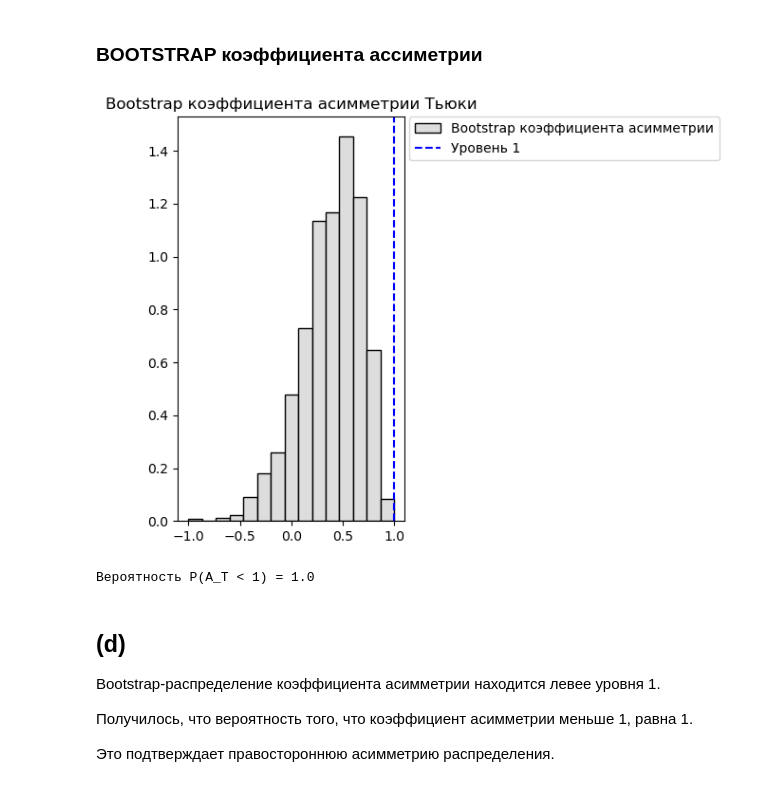
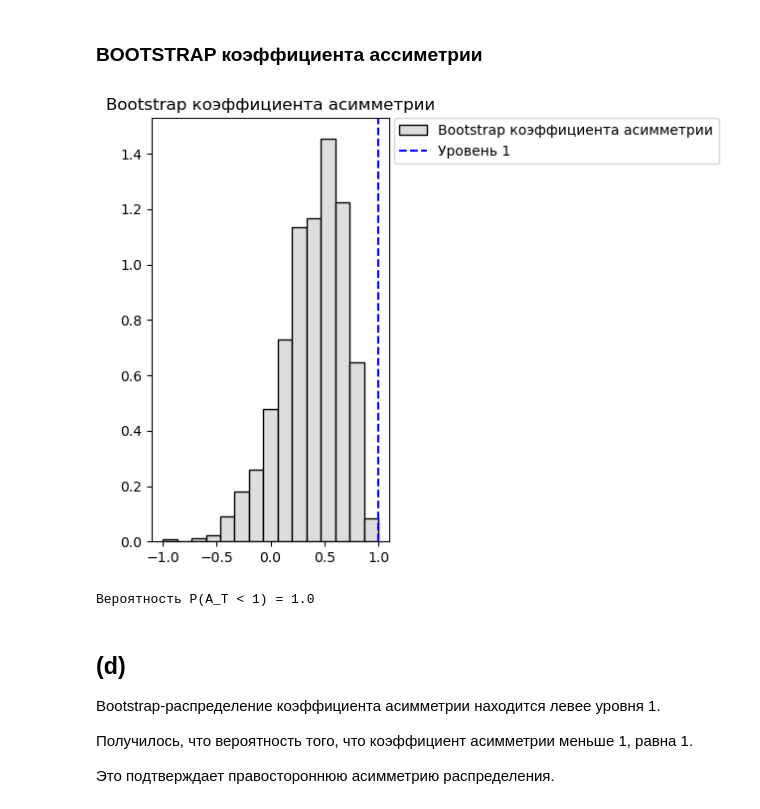
Before and after one commit to not-phoenix-w/Mathstat, a Jupyter notebook: Задание 1/T2/T2.ipynb, the cells around one changed output. Saved outputs shown, nothing was run; the diff lists cells and outputs as text; code cells hidden in the pictures.

```diff
--- a/Задание 1/T2/T2.ipynb
+++ b/Задание 1/T2/T2.ipynb
@@ -469,35 +469,35 @@ def skew(sample):
     return (q1+q3-2*q2)/(q3-q1)
 
 
 boot_AT = np.apply_along_axis(skew, 1, boot)
 
 fig, ax = plt.subplots(figsize=(8, 5))
 
 ax.hist(
     boot_AT,
     bins=math.ceil(1+math.log2(B)),
     density=True,
     color=STYLE["hist"],
     edgecolor=STYLE["main"],
     label="Bootstrap коэффициента асимметрии"
 )
 
 ax.axvline(
     1,
     color="blue",
     linestyle="--",
     label="Уровень 1"
 )
 
-ax.set_title("Bootstrap коэффициента асимметрии Тьюки")
+ax.set_title("Bootstrap коэффициента асимметрии")
 
 place_legend_outside(ax)
 
 plt.show()
 
 print("\nВероятность P(A_T < 1) =", np.mean(boot_AT < 1))
 # %% [output]
-[figure, old version]
+[figure, new version]
 Вероятность P(A_T < 1) = 1.0
 # %% [markdown]
 ## (d)
```
